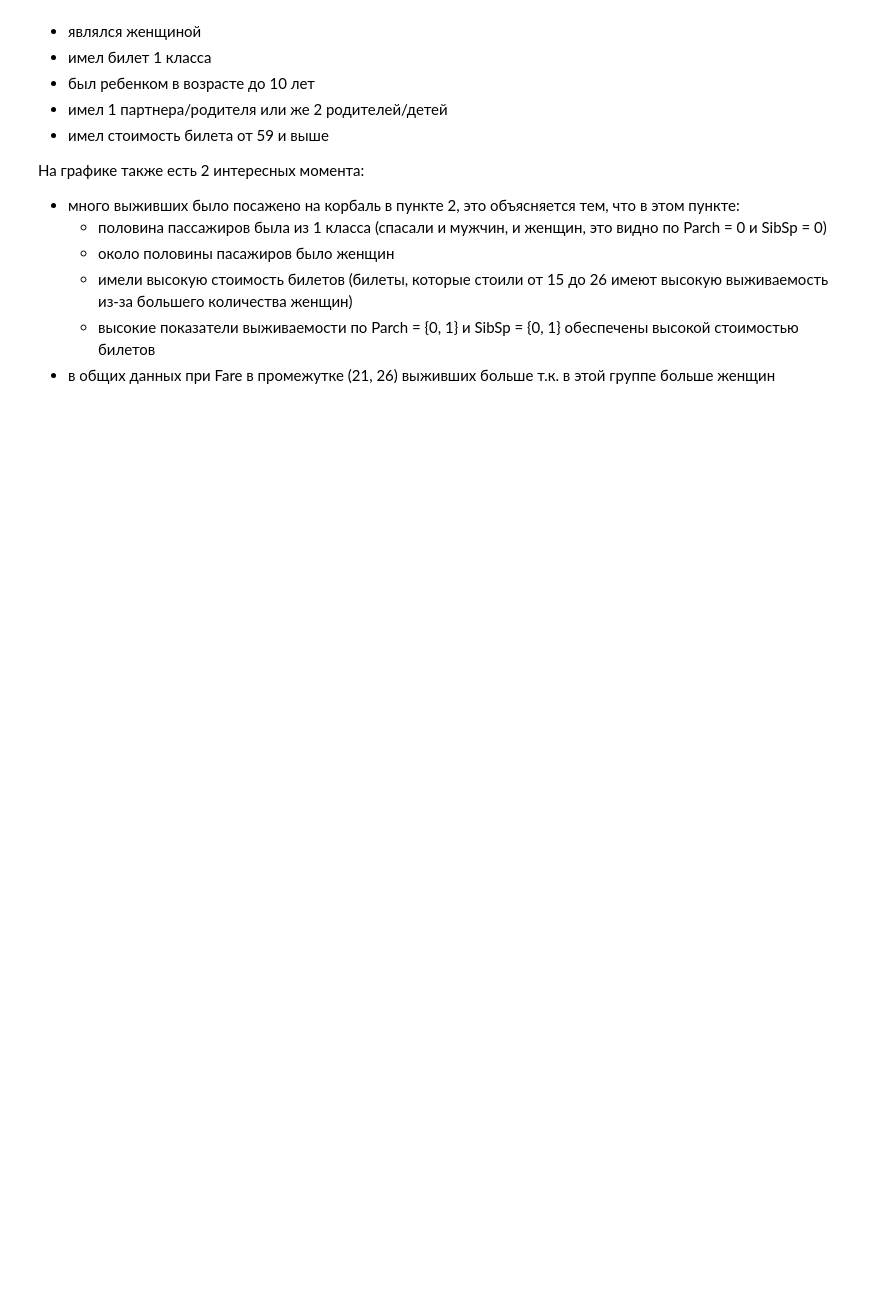
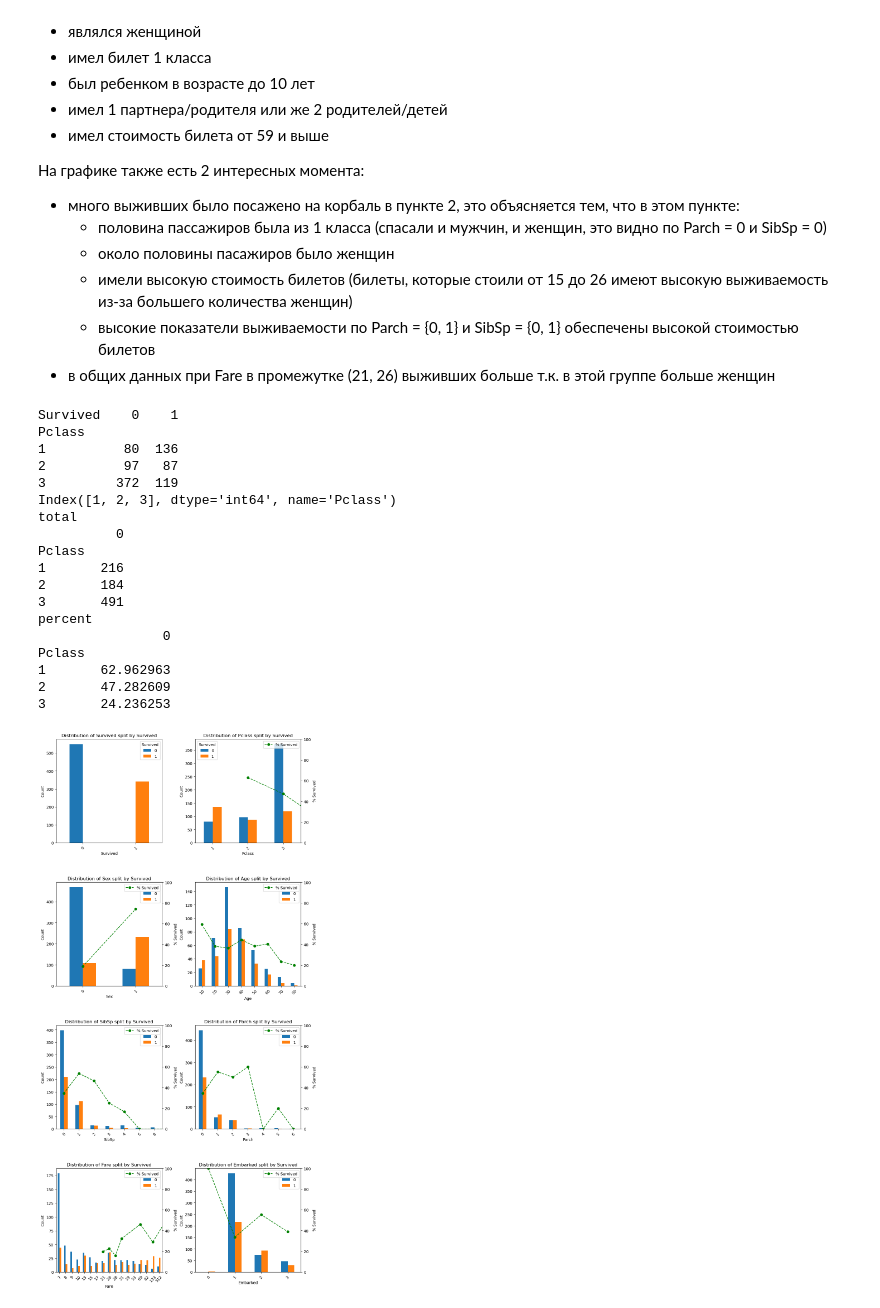
Before and after one commit to ViktoryiaKavalchuk/ds-learning, a Jupyter notebook: lesson_8/titanic_dataset.ipynb, the cells around one changed output. Cells and saved outputs as stored; diff of their text form; code cells hidden in the pictures; blank space fills up the shorter version.

```diff
--- a/lesson_8/titanic_dataset.ipynb
+++ b/lesson_8/titanic_dataset.ipynb
@@ -301,3 +305,75 @@ MyDataAnalysisHelper.build_pie_chart_for_parameters(general_low_fare_data, param
     - имели высокую стоимость билетов (билеты, которые стоили от 15 до 26 имеют высокую выживаемость из-за большего количества женщин)
     - высокие показатели выживаемости по Parch = {0, 1} и SibSp = {0, 1} обеспечены высокой стоимостью билетов
 - в общих данных при Fare в промежутке (21, 26) выживших больше т.к. в этой группе больше женщин
+# %%
+def build_survived_comparison_per_parameter(data, columns: int, rows: int):
+    categorical_columns = data.columns.tolist()
+    categorical_columns.remove('AgeGroup')
+    categorical_columns.remove('FareGroup')
+
+    fig, axs = pyplot.subplots(ncols=columns, nrows=rows, figsize=(10, 20))
+    axs = axs.flatten()
+
+    for index, col in enumerate(categorical_columns):
+        if col == 'Age':
+            plot_data = data.groupby(['AgeGroup', 'Survived'], observed=True).size().unstack(fill_value=0)
+            x_labels = plot_data.index
+        elif col == 'Fare':
+            plot_data = data.groupby(['FareGroup', 'Survived'], observed=True).size().unstack(fill_value=0)
+            x_labels = plot_data.index
+        else:
+            plot_data = data.groupby([col, 'Survived'], observed=True).size().unstack(fill_value=0)
+            x_labels = plot_data.index
+            if col == 'Pclass':
+                print(plot_data)
+                print(x_labels)
+
+        # Plot bar chart
+        plot_data.plot(kind='bar', stacked=False, ax=axs[index])
+        axs[index].set_title(f'Distribution of {col} split by Survived')
+        axs[index].set_xlabel(col)
+        axs[index].set_ylabel('Count')
+        axs[index].tick_params(axis='x', rotation=45)
+        axs[index].legend(title='Survived')
+
+        if col != 'Survived':
+            # Calculate percentage of survivors
+            total = plot_data.sum(axis=1)
+            percent_survived = (plot_data[1] / total * 100).fillna(0)
+            if col == 'Pclass':
+                print('total')
+                print(pandas.DataFrame(total))
+                print('percent')
+                print(pandas.DataFrame(percent_survived))
+
+            # Add secondary axis
+            ax2 = axs[index].twinx()
+            ax2.plot(x_labels, percent_survived.values, color='green', marker='o', linestyle='--', label='% Survived')
+            ax2.set_ylabel('% Survived')
+            ax2.set_ylim(0, 100)
+            ax2.legend(loc='upper right')
+
+    pyplot.tight_layout(pad=0.4, w_pad=0.5, h_pad=5.0)
+    pyplot.show()
+
+build_survived_comparison_per_parameter(data, 2, 4)
+# %% [output]
+Survived    0    1
+Pclass
+1          80  136
+2          97   87
+3         372  119
+Index([1, 2, 3], dtype='int64', name='Pclass')
+total
+          0
+Pclass
+1       216
+2       184
+3       491
+percent
+                0
+Pclass
+1       62.962963
+2       47.282609
+3       24.236253
+[figure, added]
```
Also changed, not shown: parts of 1 cell of this notebook.
